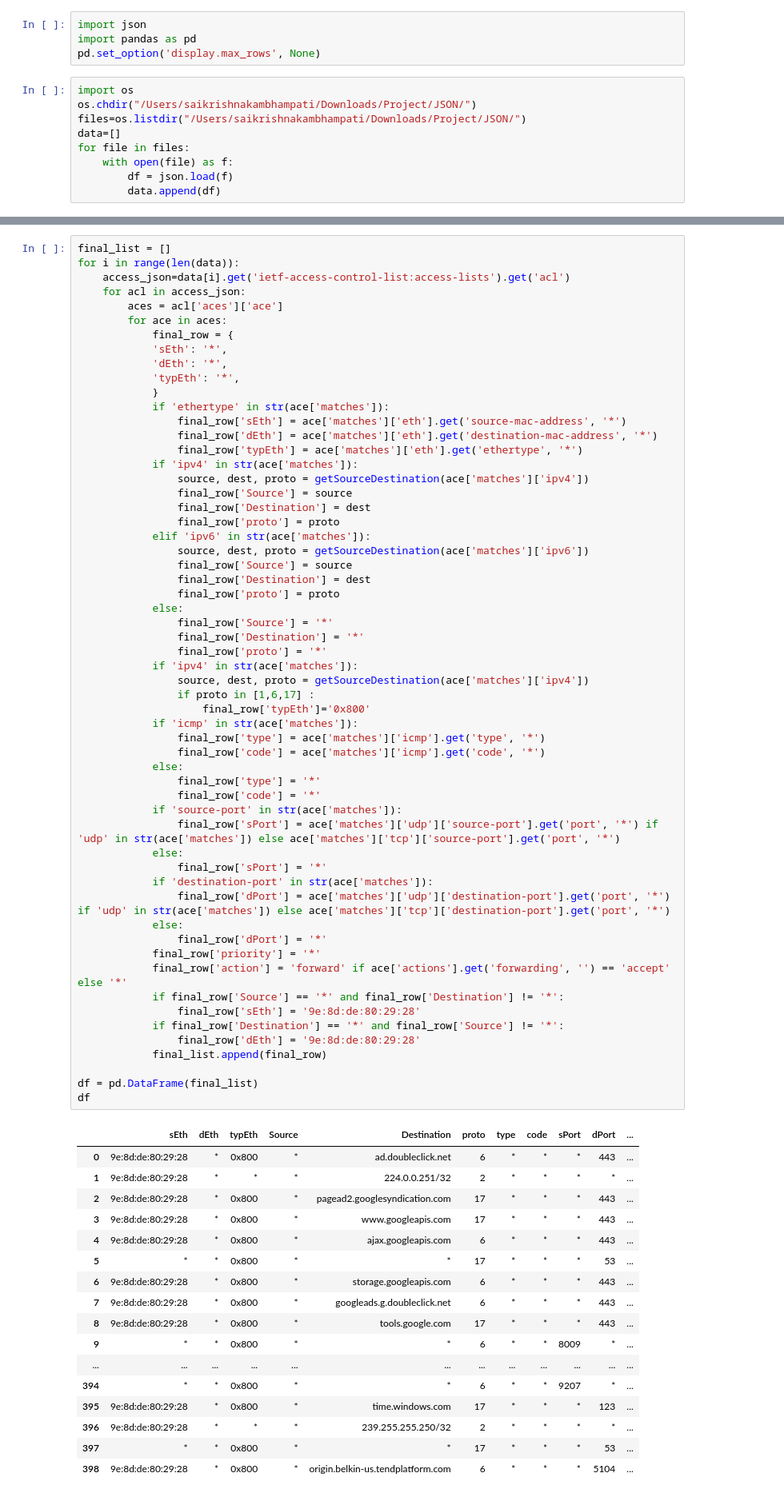
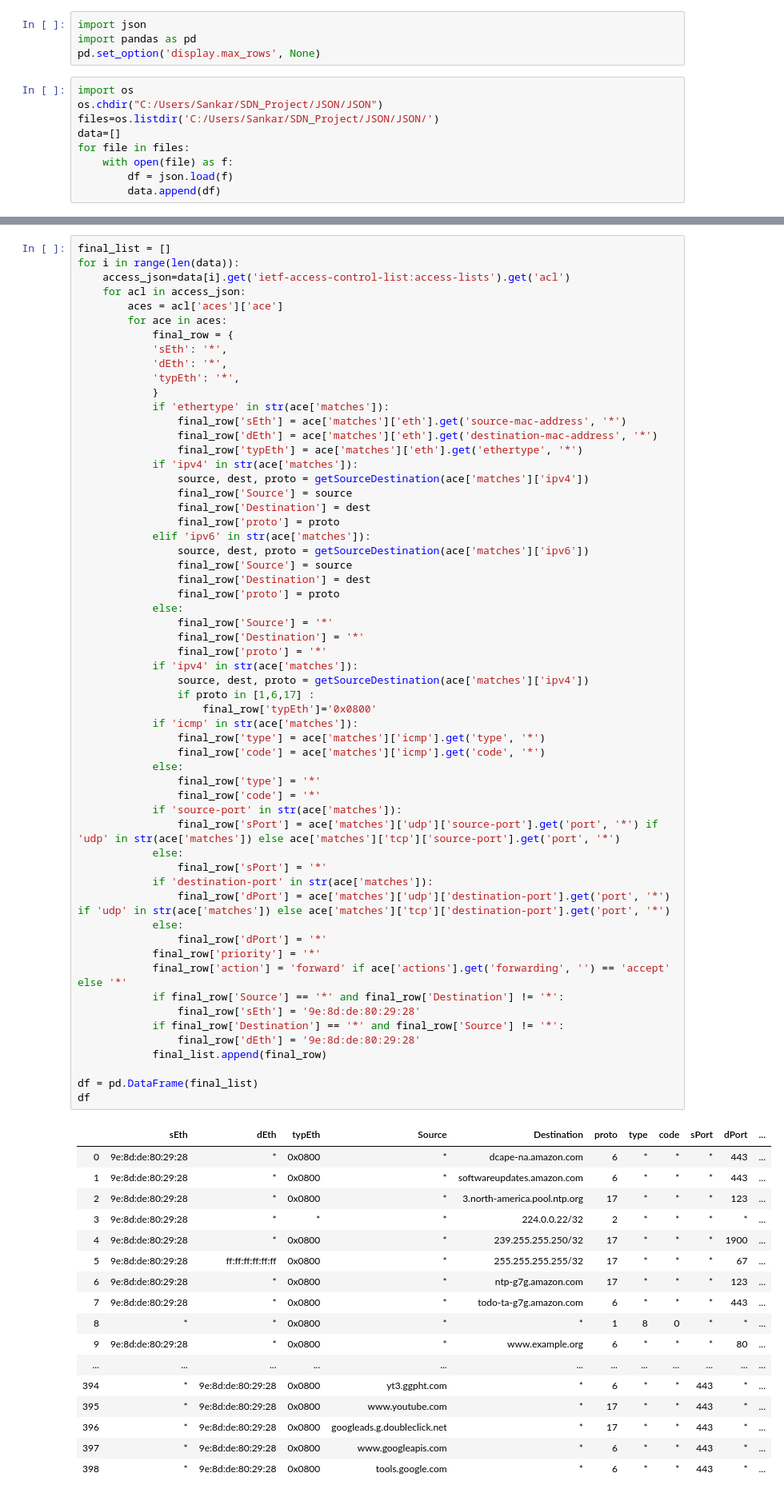
Before and after one commit to networked-systems-iith/IoT-MUD, a Jupyter notebook: Flow Rules/Flow_Rules.ipynb, the cells around one changed output, grey strips where cells are left out. Shown at 80% size. Drawn from its saved outputs; the diff is of its cells as text.

```diff
--- a/Flow Rules/Flow_Rules.ipynb
+++ b/Flow Rules/Flow_Rules.ipynb
@@ -4,8 +4,8 @@ import pandas as pd
 pd.set_option('display.max_rows', None)
 # %%
 import os
-os.chdir("/Users/saikrishnakambhampati/Downloads/Project/JSON/")
-files=os.listdir("/Users/saikrishnakambhampati/Downloads/Project/JSON/")
+os.chdir("C:/Users/Sankar/SDN_Project/JSON/JSON")
+files=os.listdir('C:/Users/Sankar/SDN_Project/JSON/JSON/')
 data=[]
 for file in files:
     with open(file) as f:
@@ -59,47 +55,47 @@ for i in range(len(data)):
                 final_row['proto'] = '*'
             if 'ipv4' in str(ace['matches']):
                 source, dest, proto = getSourceDestination(ace['matches']['ipv4'])
                 if proto in [1,6,17] :
-                    final_row['typEth']='0x800'
+                    final_row['typEth']='0x0800'
             if 'icmp' in str(ace['matches']):
                 final_row['type'] = ace['matches']['icmp'].get('type', '*')
                 final_row['code'] = ace['matches']['icmp'].get('code', '*')
             else:
                 final_row['type'] = '*'
                 final_row['code'] = '*'
             if 'source-port' in str(ace['matches']):
                 final_row['sPort'] = ace['matches']['udp']['source-port'].get('port', '*') if 'udp' in str(ace['matches']) else ace['matches']['tcp']['source-port'].get('port', '*')
             else:
                 final_row['sPort'] = '*'
             if 'destination-port' in str(ace['matches']):
                 final_row['dPort'] = ace['matches']['udp']['destination-port'].get('port', '*') if 'udp' in str(ace['matches']) else ace['matches']['tcp']['destination-port'].get('port', '*')
             else:
                 final_row['dPort'] = '*'
             final_row['priority'] = '*'
             final_row['action'] = 'forward' if ace['actions'].get('forwarding', '') == 'accept' else '*'
             if final_row['Source'] == '*' and final_row['Destination'] != '*':
                 final_row['sEth'] = '9e:8d:de:80:29:28'
             if final_row['Destination'] == '*' and final_row['Source'] != '*':
                 final_row['dEth'] = '9e:8d:de:80:29:28'
             final_list.append(final_row)
 
 df = pd.DataFrame(final_list)
 df
 # %% [output]
 |  | sEth | dEth | typEth | Source | Destination | proto | type | code | sPort | dPort | ... |
-| 0 | 9e:8d:de:80:29:28 | * | 0x800 | * | ad.doubleclick.net | 6 | * | * | * | 443 | ... |
-| 1 | 9e:8d:de:80:29:28 | * | * | * | 224.0.0.251/32 | 2 | * | * | * | * | ... |
-| 2 | 9e:8d:de:80:29:28 | * | 0x800 | * | pagead2.googlesyndication.com | 17 | * | * | * | 443 | ... |
-| 3 | 9e:8d:de:80:29:28 | * | 0x800 | * | www.googleapis.com | 17 | * | * | * | 443 | ... |
-| 4 | 9e:8d:de:80:29:28 | * | 0x800 | * | ajax.googleapis.com | 6 | * | * | * | 443 | ... |
-| 5 | * | * | 0x800 | * | * | 17 | * | * | * | 53 | ... |
-| 6 | 9e:8d:de:80:29:28 | * | 0x800 | * | storage.googleapis.com | 6 | * | * | * | 443 | ... |
-| 7 | 9e:8d:de:80:29:28 | * | 0x800 | * | googleads.g.doubleclick.net | 6 | * | * | * | 443 | ... |
-| 8 | 9e:8d:de:80:29:28 | * | 0x800 | * | tools.google.com | 17 | * | * | * | 443 | ... |
-| 9 | * | * | 0x800 | * | * | 6 | * | * | 8009 | * | ... |
+| 0 | 9e:8d:de:80:29:28 | * | 0x0800 | * | dcape-na.amazon.com | 6 | * | * | * | 443 | ... |
+| 1 | 9e:8d:de:80:29:28 | * | 0x0800 | * | softwareupdates.amazon.com | 6 | * | * | * | 443 | ... |
+| 2 | 9e:8d:de:80:29:28 | * | 0x0800 | * | 3.north-america.pool.ntp.org | 17 | * | * | * | 123 | ... |
+| 3 | 9e:8d:de:80:29:28 | * | * | * | 224.0.0.22/32 | 2 | * | * | * | * | ... |
+| 4 | 9e:8d:de:80:29:28 | * | 0x0800 | * | 239.255.255.250/32 | 17 | * | * | * | 1900 | ... |
+| 5 | 9e:8d:de:80:29:28 | ff:ff:ff:ff:ff:ff | 0x0800 | * | 255.255.255.255/32 | 17 | * | * | * | 67 | ... |
+| 6 | 9e:8d:de:80:29:28 | * | 0x0800 | * | ntp-g7g.amazon.com | 17 | * | * | * | 123 | ... |
+| 7 | 9e:8d:de:80:29:28 | * | 0x0800 | * | todo-ta-g7g.amazon.com | 6 | * | * | * | 443 | ... |
+| 8 | * | * | 0x0800 | * | * | 1 | 8 | 0 | * | * | ... |
+| 9 | 9e:8d:de:80:29:28 | * | 0x0800 | * | www.example.org | 6 | * | * | * | 80 | ... |
 | ... | ... | ... | ... | ... | ... | ... | ... | ... | ... | ... | ... |
-| 394 | * | * | 0x800 | * | * | 6 | * | * | 9207 | * | ... |
-| 395 | 9e:8d:de:80:29:28 | * | 0x800 | * | time.windows.com | 17 | * | * | * | 123 | ... |
-| 396 | 9e:8d:de:80:29:28 | * | * | * | 239.255.255.250/32 | 2 | * | * | * | * | ... |
-| 397 | * | * | 0x800 | * | * | 17 | * | * | * | 53 | ... |
-| 398 | 9e:8d:de:80:29:28 | * | 0x800 | * | origin.belkin-us.tendplatform.com | 6 | * | * | * | 5104 | ... |
+| 394 | * | 9e:8d:de:80:29:28 | 0x0800 | yt3.ggpht.com | * | 6 | * | * | 443 | * | ... |
+| 395 | * | 9e:8d:de:80:29:28 | 0x0800 | www.youtube.com | * | 17 | * | * | 443 | * | ... |
+| 396 | * | 9e:8d:de:80:29:28 | 0x0800 | googleads.g.doubleclick.net | * | 17 | * | * | 443 | * | ... |
+| 397 | * | 9e:8d:de:80:29:28 | 0x0800 | www.googleapis.com | * | 6 | * | * | 443 | * | ... |
+| 398 | * | 9e:8d:de:80:29:28 | 0x0800 | tools.google.com | * | 6 | * | * | 443 | * | ... |
```
Also changed, not shown: parts of 12 cells of this notebook, 2 other files.
